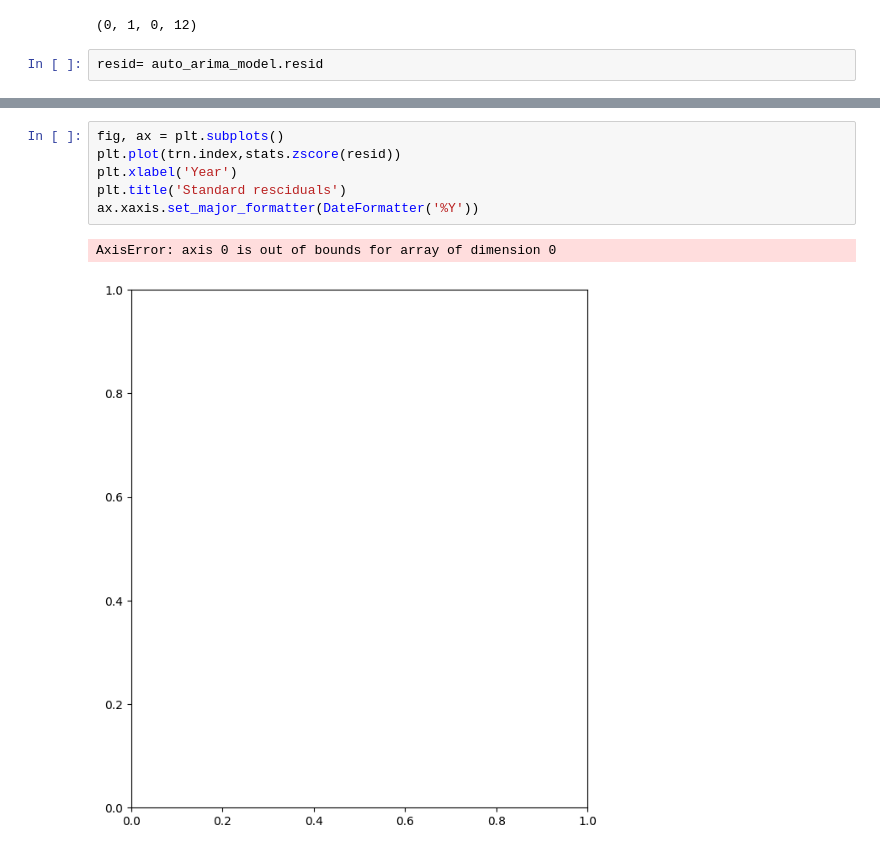
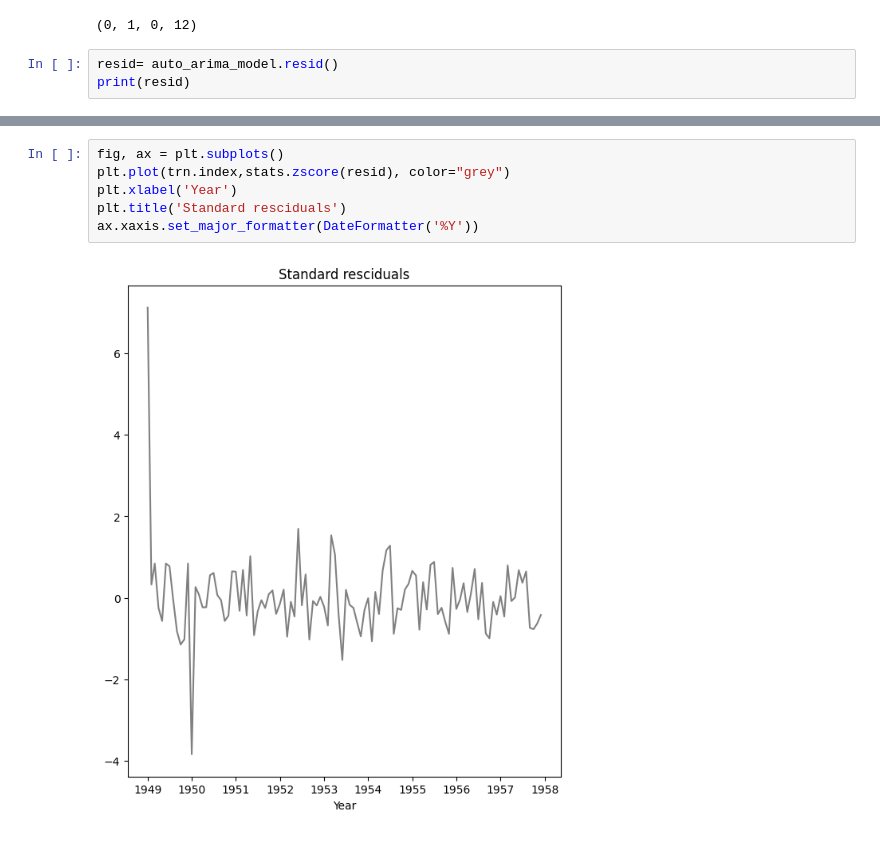
Before and after one commit to priyalpote/timeSeriesAnalysis, a Jupyter notebook: main.ipynb, the cells around one changed output, grey strips where cells are left out. Cells and saved outputs as stored; diff of their text form.

Commit message:
Arima completed

```diff
--- a/main.ipynb
+++ b/main.ipynb
@@ -206,4 +230,5 @@ auto_arima_model.seasonal_order
 # %% [output]
 (0, 1, 0, 12)
 # %%
-resid= auto_arima_model.resid
+resid= auto_arima_model.resid()
+print(resid)
@@ -210,9 +249,8 @@ resid= auto_arima_model.resid
 # %%
 fig, ax = plt.subplots()
-plt.plot(trn.index,stats.zscore(resid))
+plt.plot(trn.index,stats.zscore(resid), color="grey")
 plt.xlabel('Year')
 plt.title('Standard resciduals')
 ax.xaxis.set_major_formatter(DateFormatter('%Y'))
 # %% [output]
-AxisError: axis 0 is out of bounds for array of dimension 0
-[figure, old version]
+[figure, new version]
```
Also changed, not shown: parts of 16 cells of this notebook.
